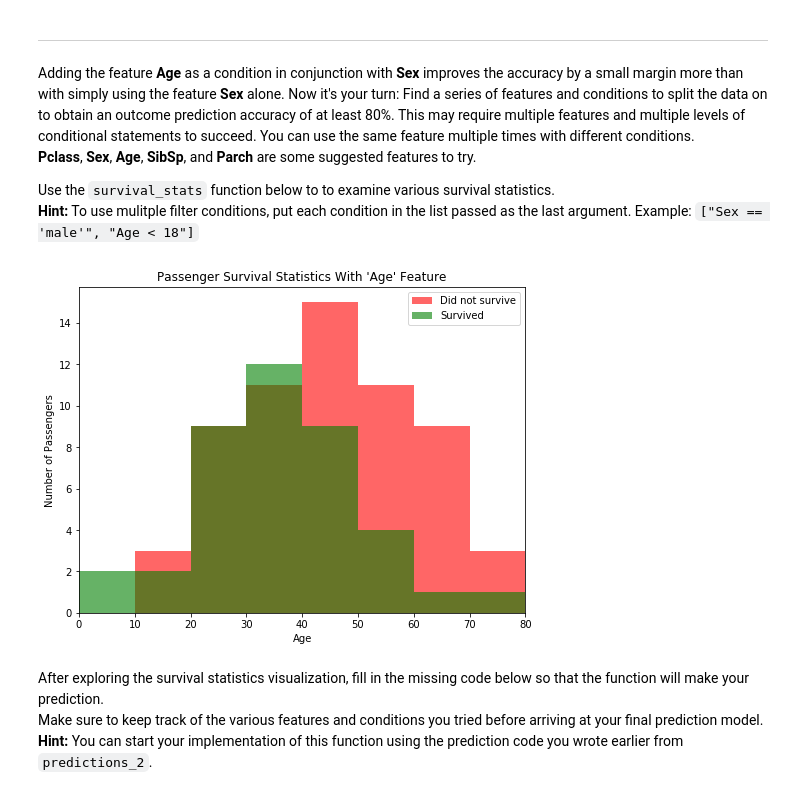
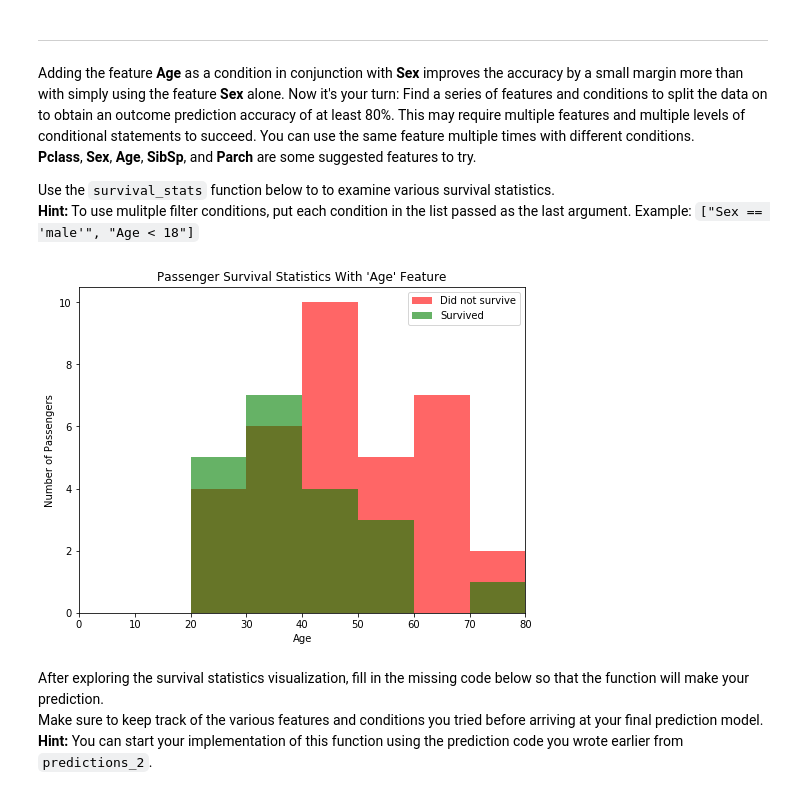
Before and after one commit to tutysara/machine-learning, a Jupyter notebook: projects/titanic_survival_exploration/titanic_survival_exploration.ipynb, the cells around one changed output. Drawn from its saved outputs; the diff is of its cells as text; code cells hidden in the pictures.

```diff
--- a/projects/titanic_survival_exploration/titanic_survival_exploration.ipynb
+++ b/projects/titanic_survival_exploration/titanic_survival_exploration.ipynb
@@ -205,9 +205,9 @@ Adding the feature **Age** as a condition in conjunction with **Sex** improves t
 Use the `survival_stats` function below to to examine various survival statistics.
 **Hint:** To use mulitple filter conditions, put each condition in the list passed as the last argument. Example: `["Sex == 'male'", "Age < 18"]`
 # %%
-vs.survival_stats(data, outcomes, 'Age', ["Sex == 'male'", "Pclass == 1"])
+vs.survival_stats(data, outcomes, 'Age', ["Sex == 'male'", "Pclass == 1", "Parch == 0", "SibSp == 0"])
 # %% [output]
-[figure, old version]
+[figure, new version]
 # %% [markdown]
 After exploring the survival statistics visualization, fill in the missing code below so that the function will make your prediction.
 Make sure to keep track of the various features and conditions you tried before arriving at your final prediction model.
```
